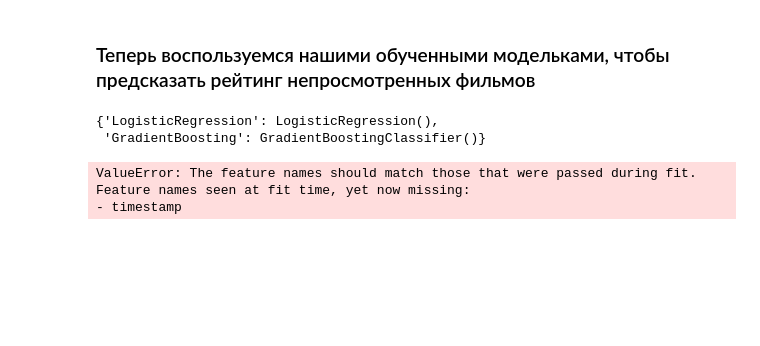
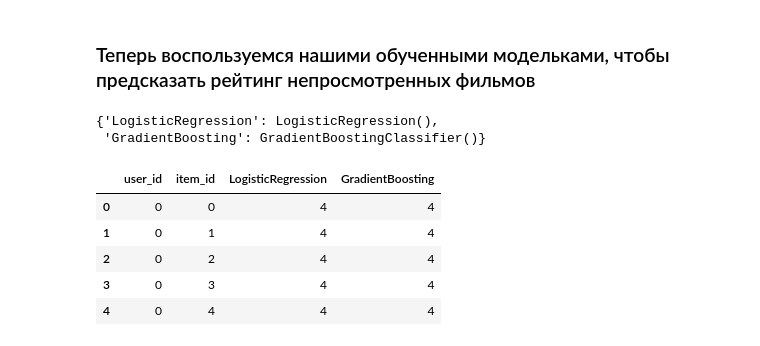
Before and after one commit to akzholba/RecSysCompetition, a Jupyter notebook: explore_data.ipynb, the cells around one changed output. Cells and saved outputs as stored; diff of their text form; code cells hidden in the pictures; blank space fills up the shorter version.

Commit message:
Predict possible scores for unseen films

```diff
--- a/explore_data.ipynb
+++ b/explore_data.ipynb
@@ -268,6 +279,11 @@ def create_non_seen_films_dataset(featured_train_df, user_features_df, item_feat
     non_seen_films_df = non_seen_films_df[~non_seen_films_df.set_index(["user_id", "item_id"]).index.isin(df.set_index(["user_id", "item_id"]).index)]
 
     return non_seen_films_df
+# %%
+for column in featured_train_df.columns:
+    featured_train_df[column] = featured_train_df[column].astype('int16')
+    featured_val_df[column] = featured_val_df[column].astype('int16')
+    featured_test_df[column] = featured_test_df[column].astype('int16')
 # %%
 non_seen_films_df = create_non_seen_films_dataset(featured_train_df, user_features_df, item_features_df)
 # %%
@@ -300,8 +321,18 @@ trained_models
 # %%
 predictions = []
 for model in trained_models:
-    predictions.append(make_predictions(non_seen_films_df_no_timestamp, trained_models[model]))
+    predictions.append(make_predictions(non_seen_films_df, trained_models[model]))
-# %% [output]
-ValueError: The feature names should match those that were passed during fit.
-Feature names seen at fit time, yet now missing:
-- timestamp
+# %%
+non_seen_films_with_predictions = non_seen_films_df[['user_id', 'item_id']].copy()
+# %%
+for i, model in enumerate(trained_models):
+    non_seen_films_with_predictions[model] = predictions[i]
+# %%
+non_seen_films_with_predictions.head()
+# %% [output]
+|  | user_id | item_id | LogisticRegression | GradientBoosting |
+| 0 | 0 | 0 | 4 | 4 |
+| 1 | 0 | 1 | 4 | 4 |
+| 2 | 0 | 2 | 4 | 4 |
+| 3 | 0 | 3 | 4 | 4 |
+| 4 | 0 | 4 | 4 | 4 |
```
Also changed, not shown: parts of 3 cells of this notebook, 1 other file.
